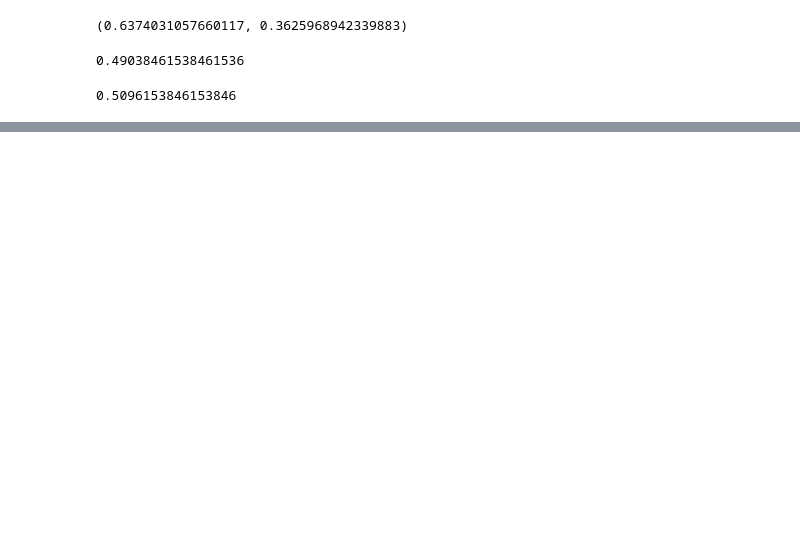
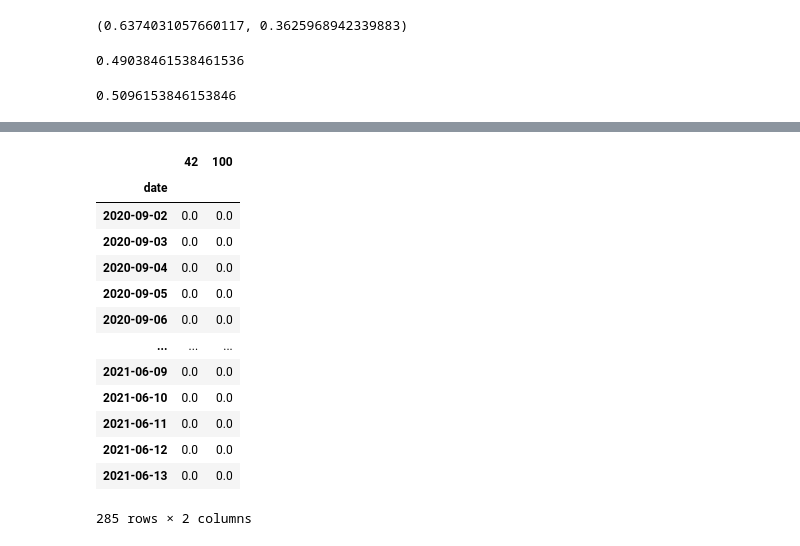
Before and after one commit to SDattaAi/sdatta-nlp, a Jupyter notebook: palmers_fashion/benckmark_2.ipynb, the cells around one changed output, grey strips where cells are left out. Drawn from its saved outputs; the diff is of its cells as text; code cells hidden in the pictures; blank space fills up the shorter version.

```diff
--- a/palmers_fashion/benckmark_2.ipynb
+++ b/palmers_fashion/benckmark_2.ipynb
@@ -184,0 +489,17 @@ dynamic_distribution_per_store
+# %%
+df_of_sales_rolling_factor
+# %% [output]
+|  | 42 | 100 |
+| date |  |  |
+| 2020-09-02 | 0.0 | 0.0 |
+| 2020-09-03 | 0.0 | 0.0 |
+| 2020-09-04 | 0.0 | 0.0 |
+| 2020-09-05 | 0.0 | 0.0 |
+| 2020-09-06 | 0.0 | 0.0 |
+| ... | ... | ... |
+| 2021-06-09 | 0.0 | 0.0 |
+| 2021-06-10 | 0.0 | 0.0 |
+| 2021-06-11 | 0.0 | 0.0 |
+| 2021-06-12 | 0.0 | 0.0 |
+| 2021-06-13 | 0.0 | 0.0 |
+285 rows × 2 columns
```
Also changed, not shown: parts of 41 cells of this notebook, 1 other file.
